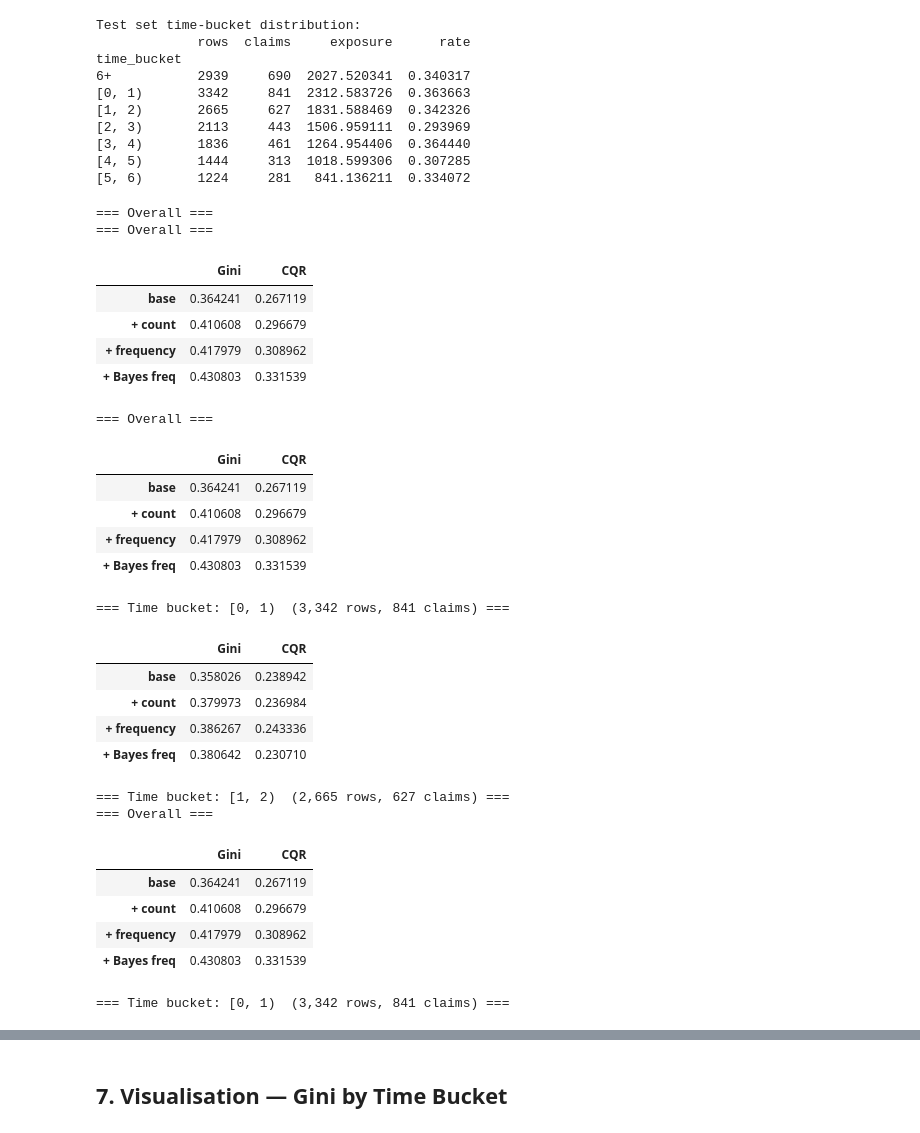
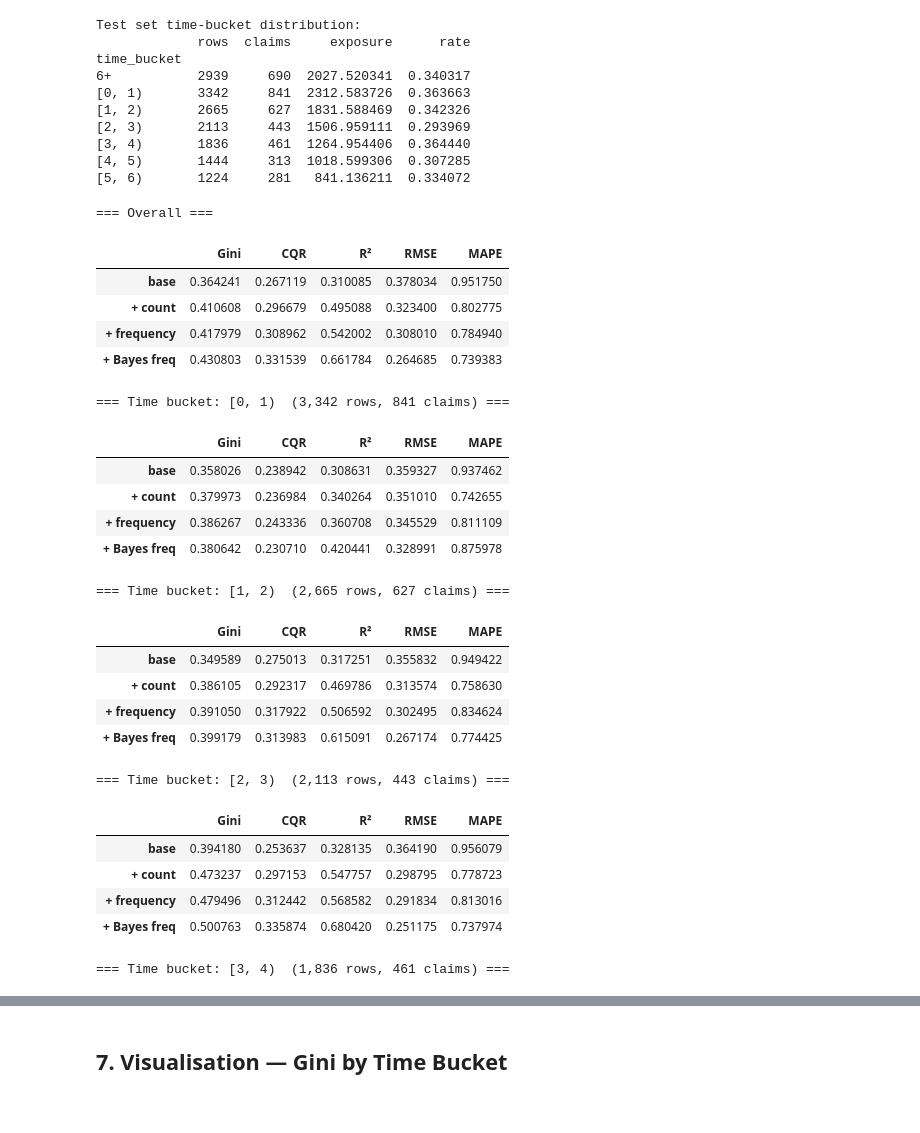
Before and after one commit to diegocontr/ClaimsSimulator, a Jupyter notebook: notebooks/mixing_signal/past_claims_as_feature.ipynb, the cells around one changed output, grey strips where cells are left out. Cells and saved outputs as stored; diff of their text form; code cells hidden in the pictures.

```diff
--- a/notebooks/mixing_signal/past_claims_as_feature.ipynb
+++ b/notebooks/mixing_signal/past_claims_as_feature.ipynb
@@ -137,6 +137,9 @@ Total claims: 14,298  rate: 0.3304
 # Compute cumulative time elapsed at the start of each row
 claim_df = claim_df.sort_values(['contract_id', 'past_claims']).reset_index(drop=True)
 claim_df['time_elapsed'] = claim_df.groupby('contract_id')['exposure'].cumsum() - claim_df['exposure']
+
+# Contract year: integer year number at the start of the current exposure period
+claim_df['contract_year'] = np.floor(claim_df['time_elapsed']).astype(int)
 
 # past_claims is already available from the simulator
 # Compute past frequency: past_claims / time_elapsed (0 for first row)
@@ -155,17 +158,20 @@ claim_df['past_frequency_bayes'] = (
     / (claim_df['time_elapsed'] + PRIOR_WEIGHT)
 )
 
-feature_cols_base  = [f'x{i}' for i in range(N_FEATURES)]
-feature_cols_count = feature_cols_base + ['past_claims']
-feature_cols_freq  = feature_cols_base + ['past_frequency']
-feature_cols_bayes = feature_cols_base + ['past_frequency_bayes']
+base_cols = [f'x{i}' for i in range(N_FEATURES)] + ['contract_year']
+
+feature_cols_base  = base_cols
+feature_cols_count = base_cols + ['past_claims']
+feature_cols_freq  = base_cols + ['past_frequency']
+feature_cols_bayes = base_cols + ['past_frequency_bayes']
 
 print(f"time_elapsed range: [{claim_df['time_elapsed'].min():.2f}, {claim_df['time_elapsed'].max():.2f}]")
+print(f"contract_year range: [{claim_df['contract_year'].min()}, {claim_df['contract_year'].max()}]")
 print(f"past_frequency       — mean: {claim_df['past_frequency'].mean():.4f}, "
       f"max: {claim_df['past_frequency'].max():.4f}")
 print(f"past_frequency_bayes — mean: {claim_df['past_frequency_bayes'].mean():.4f}, "
       f"max: {claim_df['past_frequency_bayes'].max():.4f}")
-claim_df[['contract_id', 'time_elapsed', 'past_claims', 'past_frequency', 'past_frequency_bayes', 'exposure', 'claims']].head(15)
+claim_df[['contract_id', 'time_elapsed', 'contract_year', 'past_claims', 'past_frequency', 'past_frequency_bayes', 'exposure', 'claims']].head(15)
 # %% [output]
 time_elapsed range: [0.00, 10.00]
 past_frequency       — mean: 1.1238, max: 16745.9237
@@ -280,59 +286,64 @@ time_bucket
 [5, 6)       1224     281   841.136211  0.334072
 # %%
 def evaluate_subset(subset, label=''):
-    """Compute Gini and CQR for the four models on a subset."""
-    w = subset['exposure'].values
-    y = subset['claims'].values
+    """Compute Gini, CQR, R², RMSE and MAPE for the four models on a subset.
+    Gini/CQR compare predictions vs observed claims.
+    R²/RMSE/MAPE compare predictions vs the true underlying rate (noise included).
+    """
+    w      = subset['exposure'].values
+    y      = subset['claims'].values
+    y_rate = subset['rate'].values   # true rate = FREQ * exp(risk_factor), noise included
     results = {}
     for model_name, pred_col in [('base', 'pred_base'),
                                   ('+ count', 'pred_count'),
                                   ('+ frequency', 'pred_freq'),
                                   ('+ Bayes freq', 'pred_bayes')]:
         p = subset[pred_col].values
         results[model_name] = {
             'Gini': gini(y, p, w),
             'CQR':  cqr(y, p, w, n_bins=20, method='mse', norm='sqrt'),
+            'R²':   r2(y_rate, p, w),
+            'RMSE': rmse(y_rate, p, w),
+            'MAPE': mape(y_rate, p, w),
         }
     return pd.DataFrame(results).T
 
 buckets = [f'[{i}, {i+1})' for i in range(6)] + ['6+']
 
 # ── Overall ──────────────────────────────────────────────────
 print("=== Overall ===")
 display(evaluate_subset(test, 'Overall'))
 
 # ── By time bucket ───────────────────────────────────────────
 for bucket in buckets:
     subset = test[test['time_bucket'] == bucket]
     if len(subset) < 50:
         continue
     print(f"\n=== Time bucket: {bucket}  ({len(subset):,} rows, {subset['claims'].sum():.0f} claims) ===")
     display(evaluate_subset(subset, bucket))
 # %% [output]
 === Overall ===
-=== Overall ===
-|  | Gini | CQR |
-| base | 0.364241 | 0.267119 |
-| + count | 0.410608 | 0.296679 |
-| + frequency | 0.417979 | 0.308962 |
-| + Bayes freq | 0.430803 | 0.331539 |
+|  | Gini | CQR | R² | RMSE | MAPE |
+| base | 0.364241 | 0.267119 | 0.310085 | 0.378034 | 0.951750 |
+| + count | 0.410608 | 0.296679 | 0.495088 | 0.323400 | 0.802775 |
+| + frequency | 0.417979 | 0.308962 | 0.542002 | 0.308010 | 0.784940 |
+| + Bayes freq | 0.430803 | 0.331539 | 0.661784 | 0.264685 | 0.739383 |
-=== Overall ===
+=== Time bucket: [0, 1)  (3,342 rows, 841 claims) ===
-|  | Gini | CQR |
-| base | 0.364241 | 0.267119 |
-| + count | 0.410608 | 0.296679 |
-| + frequency | 0.417979 | 0.308962 |
-| + Bayes freq | 0.430803 | 0.331539 |
+|  | Gini | CQR | R² | RMSE | MAPE |
+| base | 0.358026 | 0.238942 | 0.308631 | 0.359327 | 0.937462 |
+| + count | 0.379973 | 0.236984 | 0.340264 | 0.351010 | 0.742655 |
+| + frequency | 0.386267 | 0.243336 | 0.360708 | 0.345529 | 0.811109 |
+| + Bayes freq | 0.380642 | 0.230710 | 0.420441 | 0.328991 | 0.875978 |
-=== Time bucket: [0, 1)  (3,342 rows, 841 claims) ===
+=== Time bucket: [1, 2)  (2,665 rows, 627 claims) ===
-|  | Gini | CQR |
-| base | 0.358026 | 0.238942 |
-| + count | 0.379973 | 0.236984 |
-| + frequency | 0.386267 | 0.243336 |
-| + Bayes freq | 0.380642 | 0.230710 |
+|  | Gini | CQR | R² | RMSE | MAPE |
+| base | 0.349589 | 0.275013 | 0.317251 | 0.355832 | 0.949422 |
+| + count | 0.386105 | 0.292317 | 0.469786 | 0.313574 | 0.758630 |
+| + frequency | 0.391050 | 0.317922 | 0.506592 | 0.302495 | 0.834624 |
+| + Bayes freq | 0.399179 | 0.313983 | 0.615091 | 0.267174 | 0.774425 |
-=== Time bucket: [1, 2)  (2,665 rows, 627 claims) ===
-=== Overall ===
+=== Time bucket: [2, 3)  (2,113 rows, 443 claims) ===
-|  | Gini | CQR |
-| base | 0.364241 | 0.267119 |
-| + count | 0.410608 | 0.296679 |
-| + frequency | 0.417979 | 0.308962 |
-| + Bayes freq | 0.430803 | 0.331539 |
+|  | Gini | CQR | R² | RMSE | MAPE |
+| base | 0.394180 | 0.253637 | 0.328135 | 0.364190 | 0.956079 |
+| + count | 0.473237 | 0.297153 | 0.547757 | 0.298795 | 0.778723 |
+| + frequency | 0.479496 | 0.312442 | 0.568582 | 0.291834 | 0.813016 |
+| + Bayes freq | 0.500763 | 0.335874 | 0.680420 | 0.251175 | 0.737974 |
-=== Time bucket: [0, 1)  (3,342 rows, 841 claims) ===
+=== Time bucket: [3, 4)  (1,836 rows, 461 claims) ===
```
Also changed, not shown: parts of 3 cells of this notebook, 2 other files.
